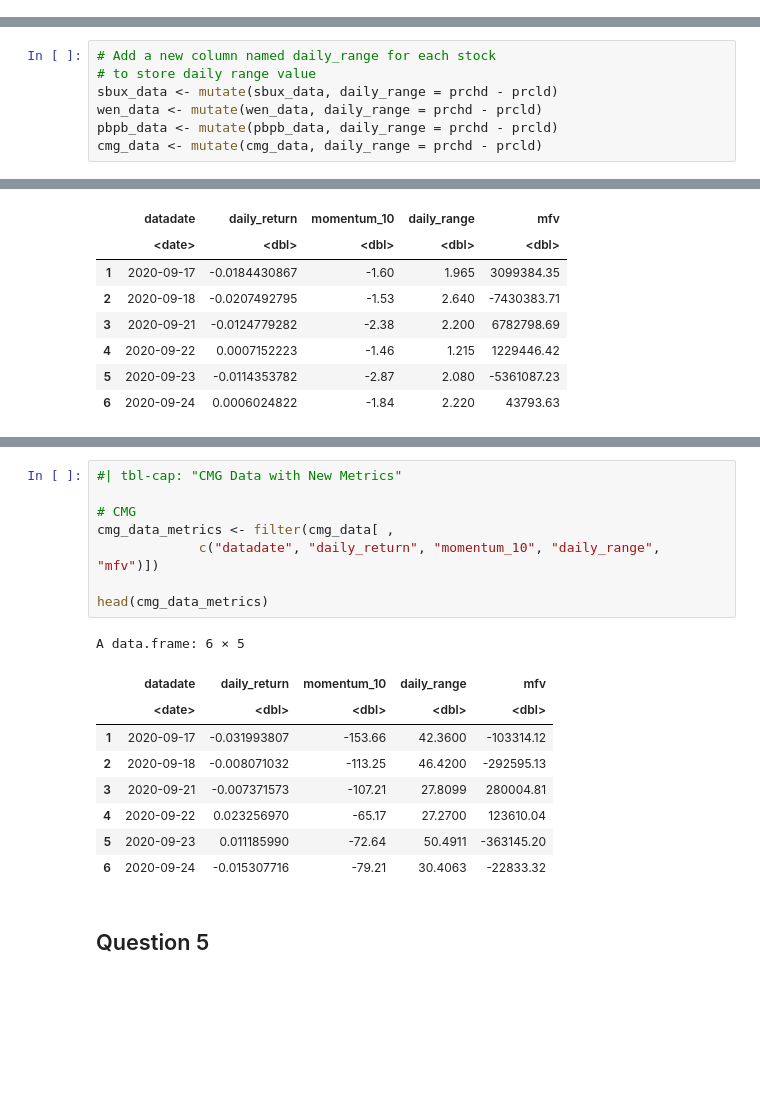
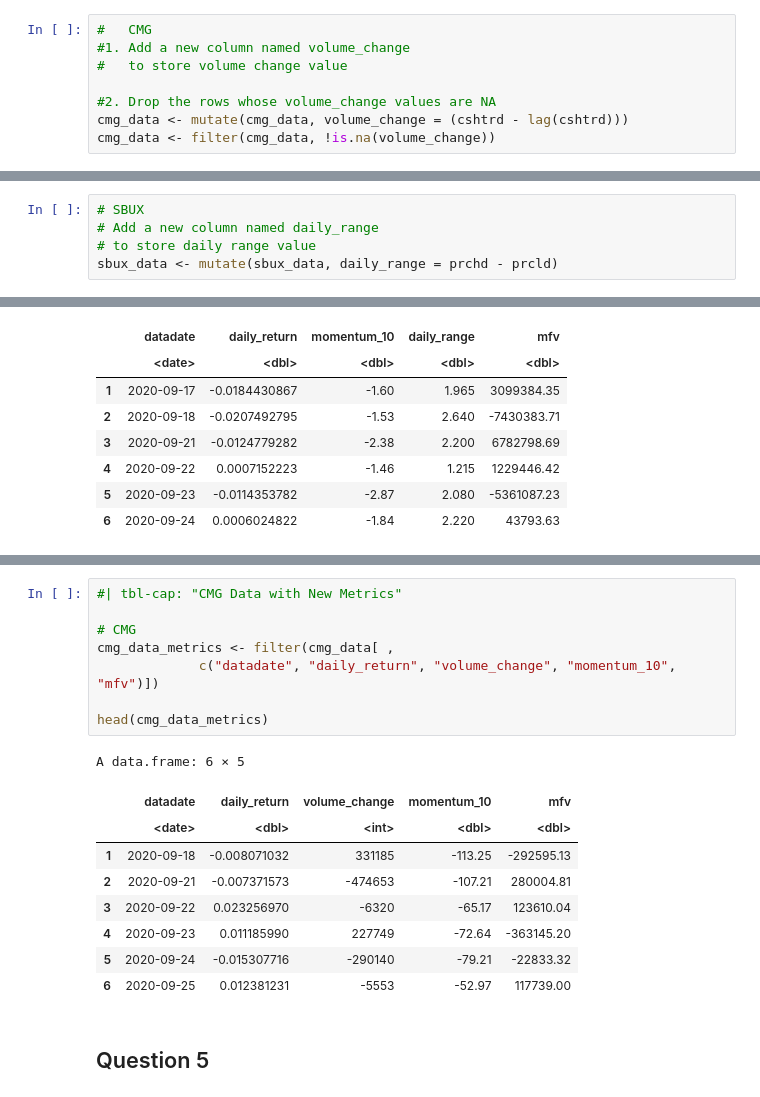
Before and after one commit to simonyuu/R_Group-Assignment, a Jupyter notebook: R Assignment 1_Group 11.ipynb, the cells around one changed output, grey strips where cells are left out. Saved outputs shown, nothing was run; the diff lists cells and outputs as text; blank space fills up the shorter version.

```diff
--- a/R Assignment 1_Group 11.ipynb
+++ b/R Assignment 1_Group 11.ipynb
@@ -75,9 +83,15 @@ cmg_data <- filter(cmg_data, !is.na(momentum_10))
+# %%
+#   CMG
+#1. Add a new column named volume_change
+#   to store volume change value
+
+#2. Drop the rows whose volume_change values are NA
+cmg_data <- mutate(cmg_data, volume_change = (cshtrd - lag(cshtrd)))
+cmg_data <- filter(cmg_data, !is.na(volume_change))
 # %% [markdown]
 ## Question 3
 # %%
-# Add a new column named daily_range for each stock
+# SBUX
+# Add a new column named daily_range
 # to store daily range value
 sbux_data <- mutate(sbux_data, daily_range = prchd - prcld)
-wen_data <- mutate(wen_data, daily_range = prchd - prcld)
-pbpb_data <- mutate(pbpb_data, daily_range = prchd - prcld)
-cmg_data <- mutate(cmg_data, daily_range = prchd - prcld)
@@ -156,21 +193,21 @@ A data.frame: 6 × 5
 # %%
 #| tbl-cap: "CMG Data with New Metrics"
 
 # CMG
 cmg_data_metrics <- filter(cmg_data[ ,
-             c("datadate", "daily_return", "momentum_10", "daily_range", "mfv")])
+             c("datadate", "daily_return", "volume_change", "momentum_10", "mfv")])
 
 head(cmg_data_metrics)
 # %% [output]
 A data.frame: 6 × 5
-|  | datadate | daily_return | momentum_10 | daily_range | mfv |
-|  | <date> | <dbl> | <dbl> | <dbl> | <dbl> |
-| 1 | 2020-09-17 | -0.031993807 | -153.66 | 42.3600 | -103314.12 |
-| 2 | 2020-09-18 | -0.008071032 | -113.25 | 46.4200 | -292595.13 |
-| 3 | 2020-09-21 | -0.007371573 | -107.21 | 27.8099 | 280004.81 |
-| 4 | 2020-09-22 | 0.023256970 | -65.17 | 27.2700 | 123610.04 |
-| 5 | 2020-09-23 | 0.011185990 | -72.64 | 50.4911 | -363145.20 |
-| 6 | 2020-09-24 | -0.015307716 | -79.21 | 30.4063 | -22833.32 |
+|  | datadate | daily_return | volume_change | momentum_10 | mfv |
+|  | <date> | <dbl> | <int> | <dbl> | <dbl> |
+| 1 | 2020-09-18 | -0.008071032 | 331185 | -113.25 | -292595.13 |
+| 2 | 2020-09-21 | -0.007371573 | -474653 | -107.21 | 280004.81 |
+| 3 | 2020-09-22 | 0.023256970 | -6320 | -65.17 | 123610.04 |
+| 4 | 2020-09-23 | 0.011185990 | 227749 | -72.64 | -363145.20 |
+| 5 | 2020-09-24 | -0.015307716 | -290140 | -79.21 | -22833.32 |
+| 6 | 2020-09-25 | 0.012381231 | -5553 | -52.97 | 117739.00 |
 # %% [markdown]
 ## Question 5
 # %%
```
Also changed, not shown: parts of 11 cells of this notebook.
